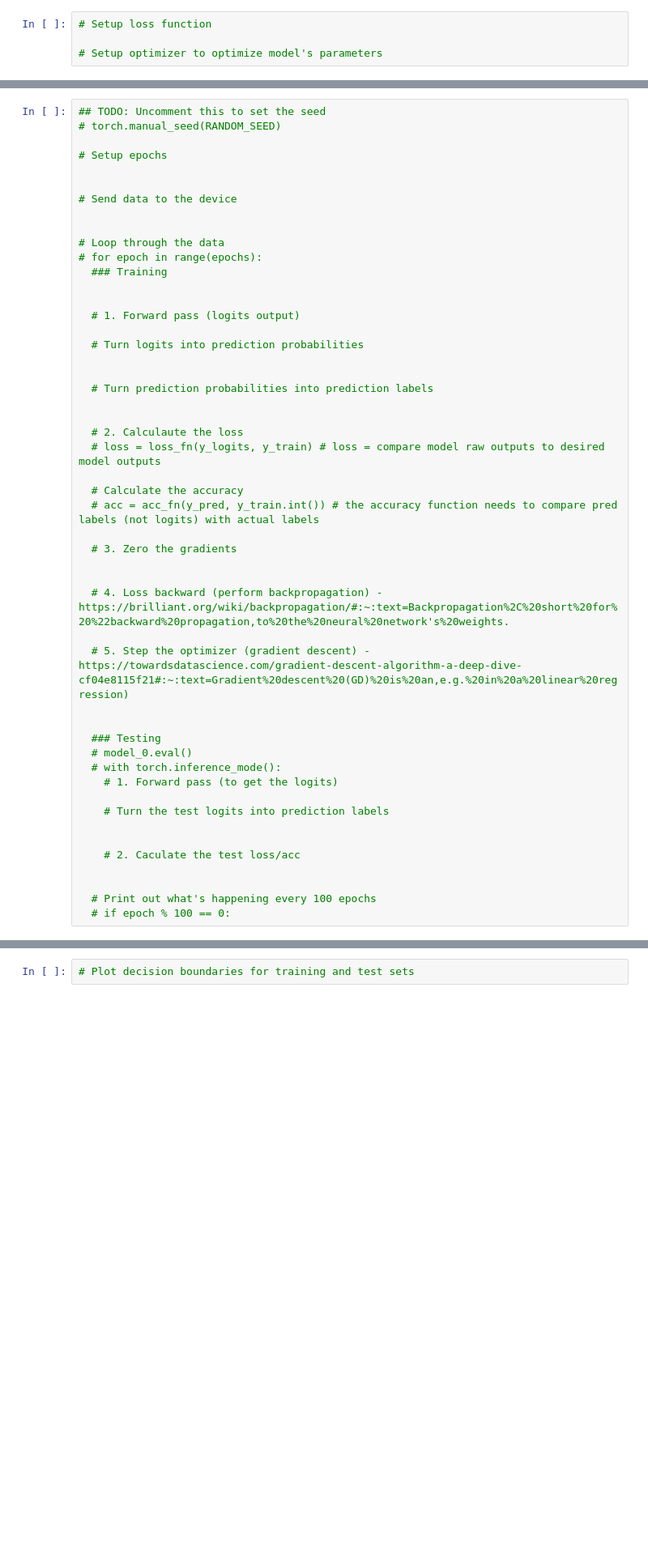
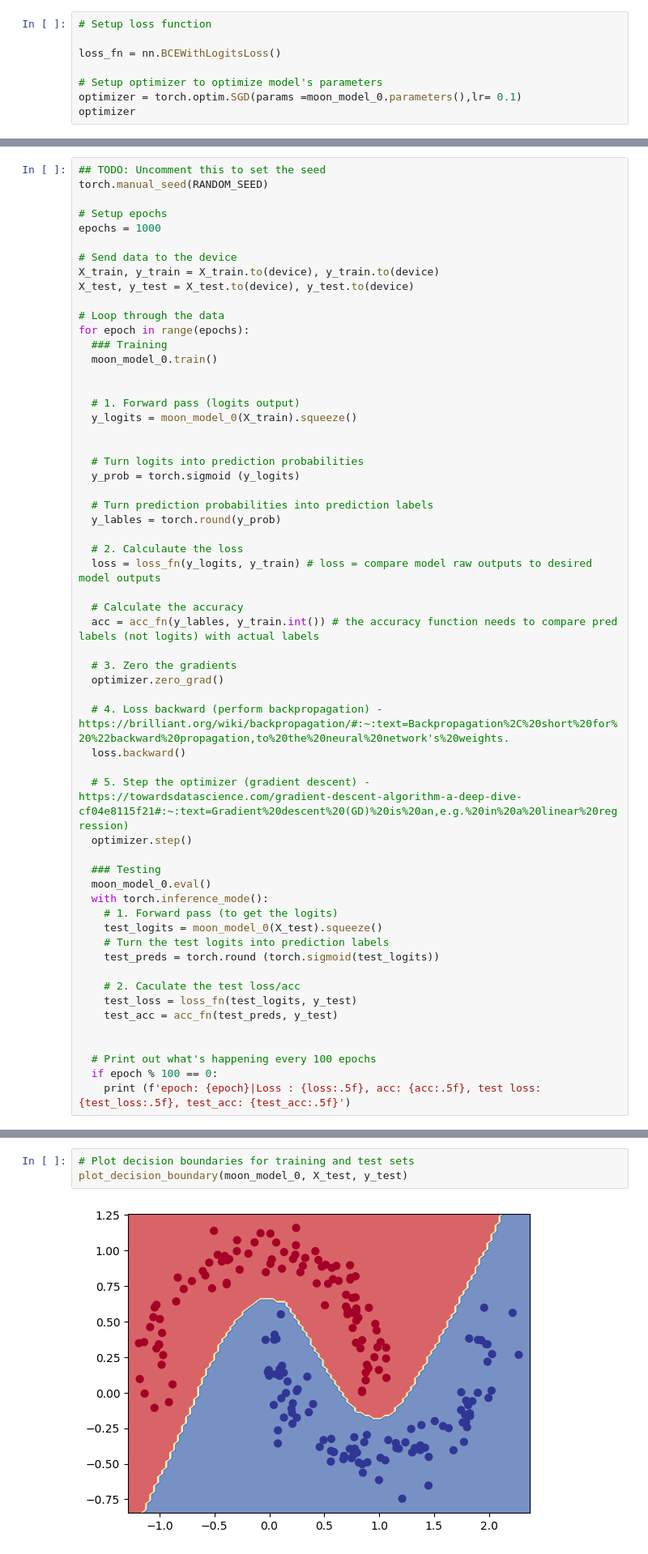
Before and after one commit to HassanAlam55/PyTorch_Deep_Learning_Bootcamp, a Jupyter notebook: 02_pytorch_classification_exercises - Practice.ipynb, the cells around one changed output, grey strips where cells are left out. Shown at 81% size. Cells and saved outputs as stored; diff of their text form; blank space fills up the shorter version.

Commit message:
binary classification of moons done

```diff
--- a/02_pytorch_classification_exercises - Practice.ipynb
+++ b/02_pytorch_classification_exercises - Practice.ipynb
@@ -102,4 +120,8 @@ class MoonModelV0(nn.Module):
 # %%
 # Setup loss function
 
+loss_fn = nn.BCEWithLogitsLoss()
+
 # Setup optimizer to optimize model's parameters
+optimizer = torch.optim.SGD(params =moon_model_0.parameters(),lr= 0.1)
+optimizer
@@ -138,50 +179,58 @@ from torchmetrics import Accuracy
 # %%
 ## TODO: Uncomment this to set the seed
-# torch.manual_seed(RANDOM_SEED)
+torch.manual_seed(RANDOM_SEED)
 
 # Setup epochs
-
+epochs = 1000
 
 # Send data to the device
-
+X_train, y_train = X_train.to(device), y_train.to(device)
+X_test, y_test = X_test.to(device), y_test.to(device)
 
 # Loop through the data
-# for epoch in range(epochs):
+for epoch in range(epochs):
   ### Training
+  moon_model_0.train()
 
 
   # 1. Forward pass (logits output)
+  y_logits = moon_model_0(X_train).squeeze()
+
 
   # Turn logits into prediction probabilities
-
+  y_prob = torch.sigmoid (y_logits)
 
   # Turn prediction probabilities into prediction labels
-
+  y_lables = torch.round(y_prob)
 
   # 2. Calculaute the loss
-  # loss = loss_fn(y_logits, y_train) # loss = compare model raw outputs to desired model outputs
+  loss = loss_fn(y_logits, y_train) # loss = compare model raw outputs to desired model outputs
 
   # Calculate the accuracy
-  # acc = acc_fn(y_pred, y_train.int()) # the accuracy function needs to compare pred labels (not logits) with actual labels
+  acc = acc_fn(y_lables, y_train.int()) # the accuracy function needs to compare pred labels (not logits) with actual labels
 
   # 3. Zero the gradients
-
+  optimizer.zero_grad()
 
   # 4. Loss backward (perform backpropagation) - https://brilliant.org/wiki/backpropagation/#:~:text=Backpropagation%2C%20short%20for%20%22backward%20propagation,to%20the%20neural%20network's%20weights.
+  loss.backward()
 
   # 5. Step the optimizer (gradient descent) - https://towardsdatascience.com/gradient-descent-algorithm-a-deep-dive-cf04e8115f21#:~:text=Gradient%20descent%20(GD)%20is%20an,e.g.%20in%20a%20linear%20regression)
-
+  optimizer.step()
 
   ### Testing
-  # model_0.eval()
-  # with torch.inference_mode():
+  moon_model_0.eval()
+  with torch.inference_mode():
     # 1. Forward pass (to get the logits)
-
+    test_logits = moon_model_0(X_test).squeeze()
     # Turn the test logits into prediction labels
-
+    test_preds = torch.round (torch.sigmoid(test_logits))
 
     # 2. Caculate the test loss/acc
+    test_loss = loss_fn(test_logits, y_test)
+    test_acc = acc_fn(test_preds, y_test)
 
 
   # Print out what's happening every 100 epochs
-  # if epoch % 100 == 0:
+  if epoch % 100 == 0:
+    print (f'epoch: {epoch}|Loss : {loss:.5f}, acc: {acc:.5f}, test loss: {test_loss:.5f}, test_acc: {test_acc:.5f}')
@@ -226,6 +286,9 @@ def plot_decision_boundary(model, X, y):
     plt.ylim(yy.min(), yy.max())
 # %%
 # Plot decision boundaries for training and test sets
+plot_decision_boundary(moon_model_0, X_test, y_test)
+# %% [output]
+[figure, added]
 # %% [markdown]
 ## 6. Replicate the Tanh (hyperbolic tangent) activation function in pure PyTorch.
   * Feel free to reference the [ML cheatsheet website](https://ml-cheatsheet.readthedocs.io/en/latest/activation_functions.html#tanh) for the formula.
```
Also changed, not shown: parts of 5 cells of this notebook.
